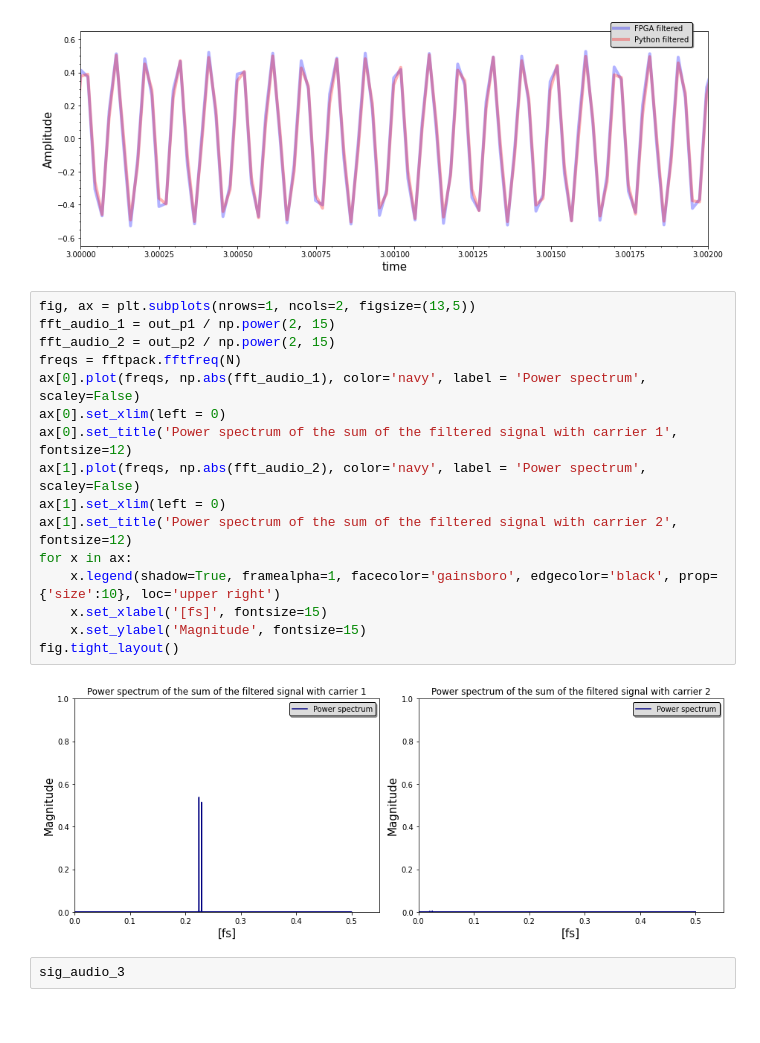
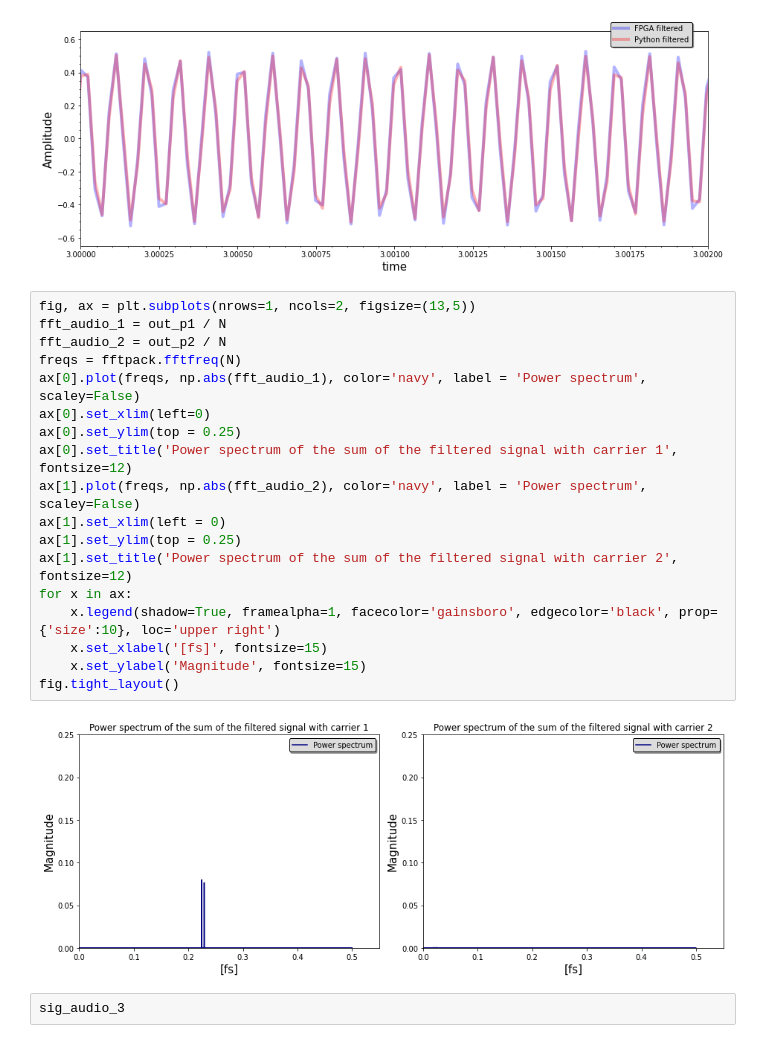
Before and after one commit to GiacomoFrn/MAPD_modA, a Jupyter notebook: python_part.ipynb, the cells around one changed output. Saved outputs shown, nothing was run; the diff lists cells and outputs as text.

```diff
--- a/python_part.ipynb
+++ b/python_part.ipynb
@@ -316,22 +316,24 @@ fig.tight_layout()
 [figure]
 # %%
 fig, ax = plt.subplots(nrows=1, ncols=2, figsize=(13,5))
-fft_audio_1 = out_p1 / np.power(2, 15)
-fft_audio_2 = out_p2 / np.power(2, 15)
+fft_audio_1 = out_p1 / N
+fft_audio_2 = out_p2 / N
 freqs = fftpack.fftfreq(N)
 ax[0].plot(freqs, np.abs(fft_audio_1), color='navy', label = 'Power spectrum', scaley=False)
-ax[0].set_xlim(left = 0)
+ax[0].set_xlim(left=0)
+ax[0].set_ylim(top = 0.25)
 ax[0].set_title('Power spectrum of the sum of the filtered signal with carrier 1', fontsize=12)
 ax[1].plot(freqs, np.abs(fft_audio_2), color='navy', label = 'Power spectrum', scaley=False)
 ax[1].set_xlim(left = 0)
+ax[1].set_ylim(top = 0.25)
 ax[1].set_title('Power spectrum of the sum of the filtered signal with carrier 2', fontsize=12)
 for x in ax:
     x.legend(shadow=True, framealpha=1, facecolor='gainsboro', edgecolor='black', prop={'size':10}, loc='upper right')
     x.set_xlabel('[fs]', fontsize=15)
     x.set_ylabel('Magnitude', fontsize=15)
 fig.tight_layout()
 # %% [output]
-[figure, old version]
+[figure, new version]
 # %%
 sig_audio_3
 # %% [output]
```
Also changed, not shown: 1 other file.
